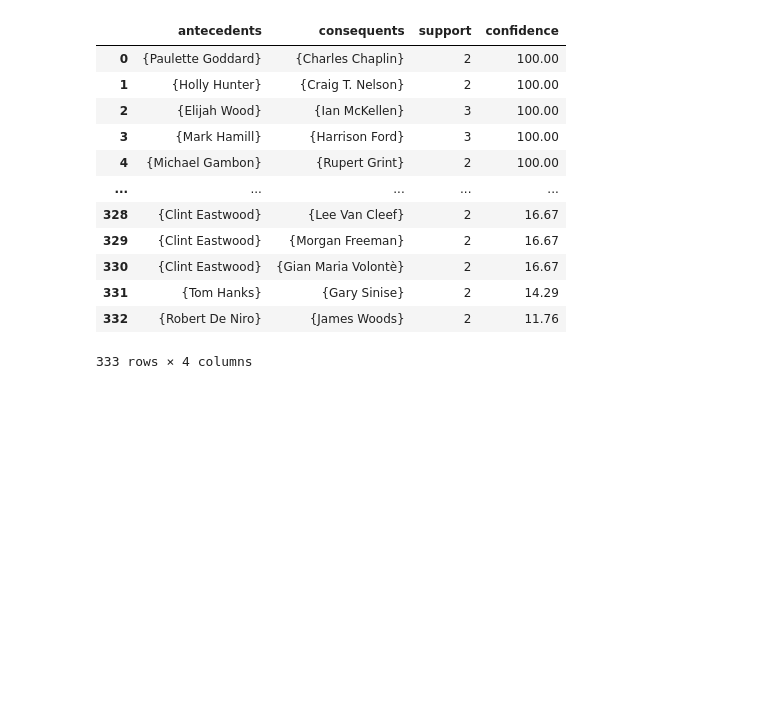
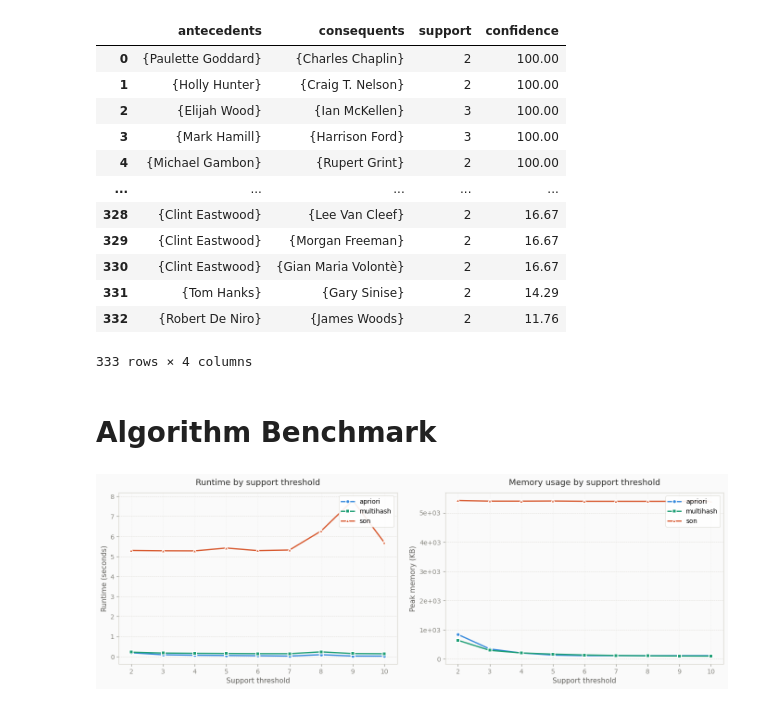
Before and after one commit to bercaakbayir/unimi-dse-amd-assignment, a Jupyter notebook: main.ipynb, the cells around one changed output. Saved outputs shown, nothing was run; the diff lists cells and outputs as text; code cells hidden in the pictures; blank space fills up the shorter version.

Commit message:
added benchmark

```diff
--- a/main.ipynb
+++ b/main.ipynb
@@ -589,3 +589,5 @@ df_son
 | 331 | {Tom Hanks} | {Gary Sinise} | 2 | 14.29 |
 | 332 | {Robert De Niro} | {James Woods} | 2 | 11.76 |
 333 rows × 4 columns
+# %% [markdown]
+# Algorithm Benchmark
@@ -591,0 +738,20 @@ df_son
+# %%
+import warnings
+warnings.filterwarnings("ignore")   # suppress apriori's print noise if desired
+
+# optionally redirect stdout to suppress per-pass prints during benchmarking
+import os, sys
+
+class _Silent:
+    def write(self, *a): pass
+    def flush(self): pass
+
+sys.stdout = _Silent()
+df = benchmark(baskets)
+sys.stdout = sys.__stdout__
+
+print(df.to_string(index=False))
+# %%
+plot_benchmark(df)
+# %% [output]
+[figure, added]
```
Also changed, not shown: parts of 2 cells of this notebook, 1 other file.
